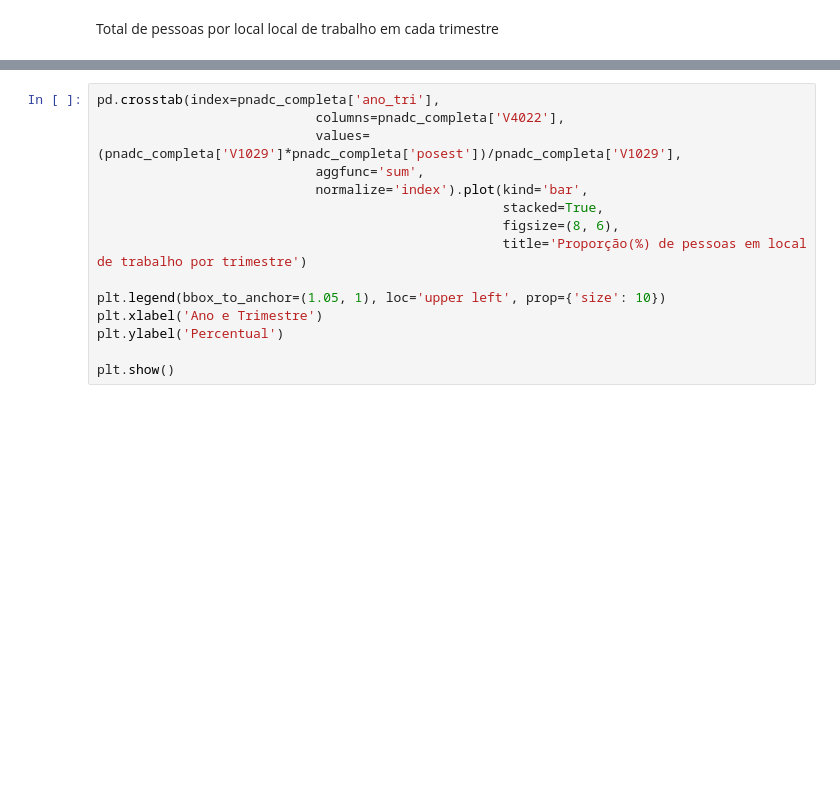
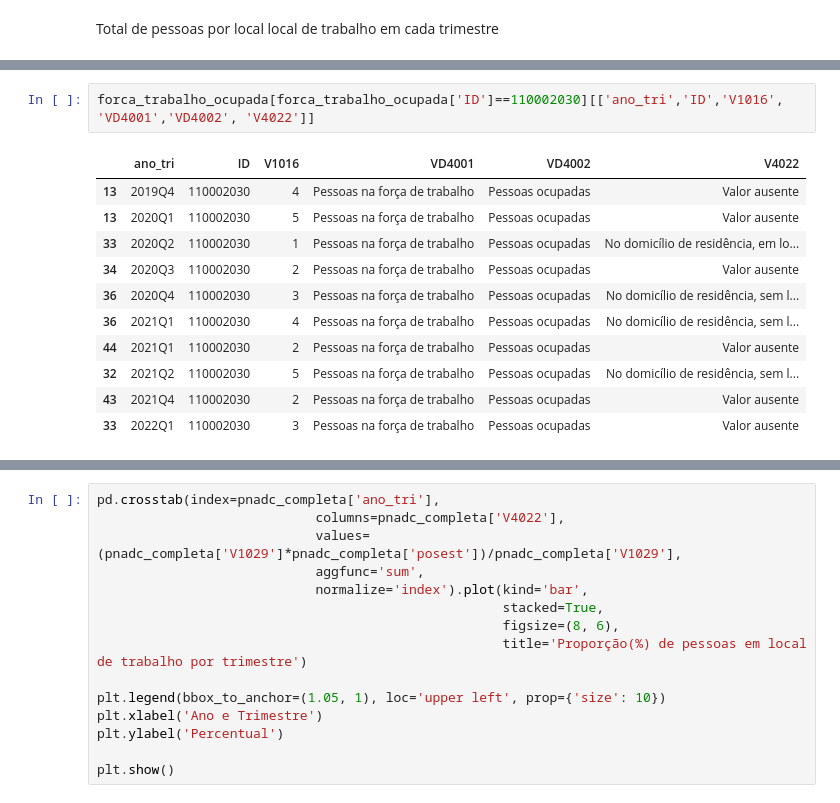
Before and after one commit to msbrasil/Mercado-de-Trabalho-Remoto, a Jupyter notebook: Local de Trabalho.ipynb, the cells around one changed output, grey strips where cells are left out. Saved outputs shown, nothing was run; the diff lists cells and outputs as text; blank space fills up the shorter version.

```diff
--- a/Local de Trabalho.ipynb
+++ b/Local de Trabalho.ipynb
@@ -280 +337,15 @@ Freq: Q-DEC, dtype: float64
+# %%
+forca_trabalho_ocupada[forca_trabalho_ocupada['ID']==110002030][['ano_tri','ID','V1016', 'VD4001','VD4002', 'V4022']]
+# %% [output]
+|  | ano_tri | ID | V1016 | VD4001 | VD4002 | V4022 |
+| 13 | 2019Q4 | 110002030 | 4 | Pessoas na força de trabalho | Pessoas ocupadas | Valor ausente |
+| 13 | 2020Q1 | 110002030 | 5 | Pessoas na força de trabalho | Pessoas ocupadas | Valor ausente |
+| 33 | 2020Q2 | 110002030 | 1 | Pessoas na força de trabalho | Pessoas ocupadas | No domicílio de residência, em lo... |
+| 34 | 2020Q3 | 110002030 | 2 | Pessoas na força de trabalho | Pessoas ocupadas | Valor ausente |
+| 36 | 2020Q4 | 110002030 | 3 | Pessoas na força de trabalho | Pessoas ocupadas | No domicílio de residência, sem l... |
+| 36 | 2021Q1 | 110002030 | 4 | Pessoas na força de trabalho | Pessoas ocupadas | No domicílio de residência, sem l... |
+| 44 | 2021Q1 | 110002030 | 2 | Pessoas na força de trabalho | Pessoas ocupadas | Valor ausente |
+| 32 | 2021Q2 | 110002030 | 5 | Pessoas na força de trabalho | Pessoas ocupadas | No domicílio de residência, sem l... |
+| 43 | 2021Q4 | 110002030 | 2 | Pessoas na força de trabalho | Pessoas ocupadas | Valor ausente |
+| 33 | 2022Q1 | 110002030 | 3 | Pessoas na força de trabalho | Pessoas ocupadas | Valor ausente |
 # %%
```
Also changed, not shown: parts of 23 cells of this notebook, 1 other file.
